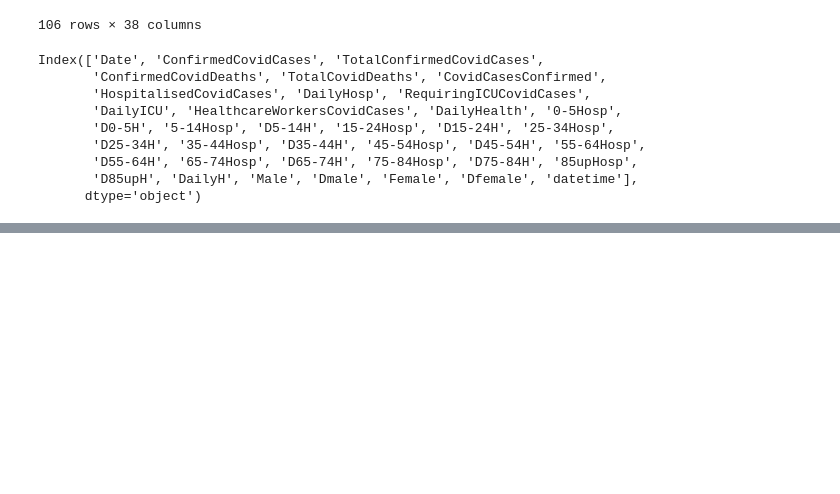
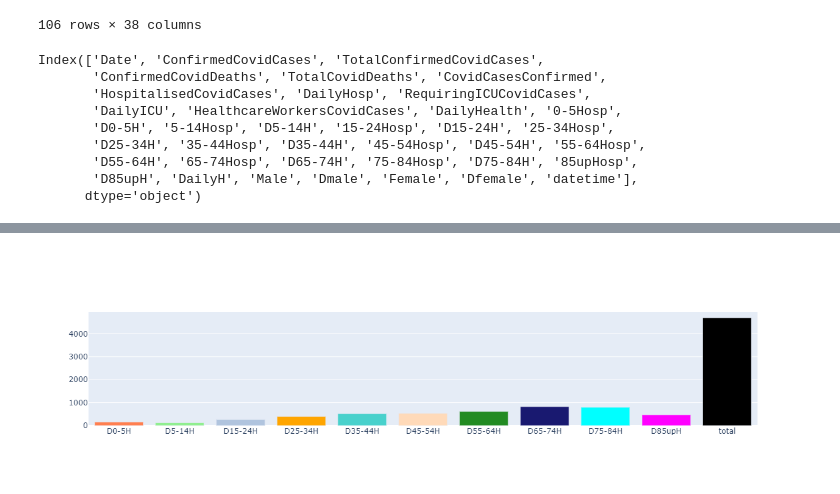
Before and after one commit to katel85/ProjectDA2021, a Jupyter notebook: Practice.ipynb, the cells around one changed output, grey strips where cells are left out. Cells and saved outputs as stored; diff of their text form; code cells hidden in the pictures; blank space fills up the shorter version.

```diff
--- a/Practice.ipynb
+++ b/Practice.ipynb
@@ -147,0 +180,3 @@ plt.show()
+# %%
+ages= df[['D0-5H','D5-14H','D15-24H','D25-34H','D35-44H','D45-54H','D55-64H','D65-74H','D75-84H','D85upH']]
+ages_df=pd.DataFrame(ages)
@@ -147,0 +210,2 @@ plt.show()
+# %%
+ages_df['total'] = ages_df.sum(axis=1, numeric_only= True)
@@ -147,0 +247,2 @@ plt.show()
+# %%
+age_Total=ages_df.transpose()
@@ -147,0 +264,2 @@ plt.show()
+# %%
+age_Total['Total_Per_Age'] = age_Total.sum(axis=1, numeric_only= True)
@@ -147,0 +282,6 @@ plt.show()
+# %%
+fig = go.Figure()
+fig.add_trace(go.Bar(x=age_Total.index, y = age_Total['Total_Per_Age'], marker_color=['coral','lightgreen', 'lightsteelblue', 'orange', 'mediumturquoise', 'peachpuff', 'forestgreen', 'midnightblue', 'cyan','magenta']))
+fig.show()
+# %% [output]
+[figure, added]
```
Also changed, not shown: parts of 11 cells of this notebook.
